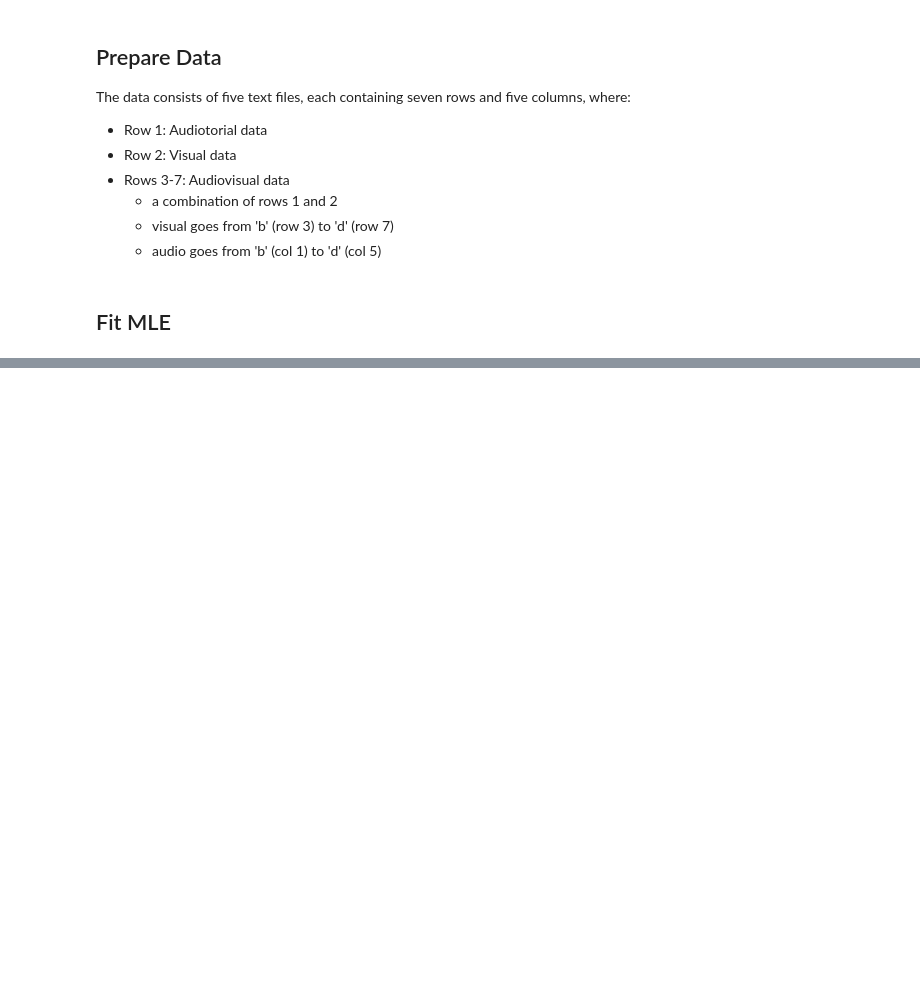
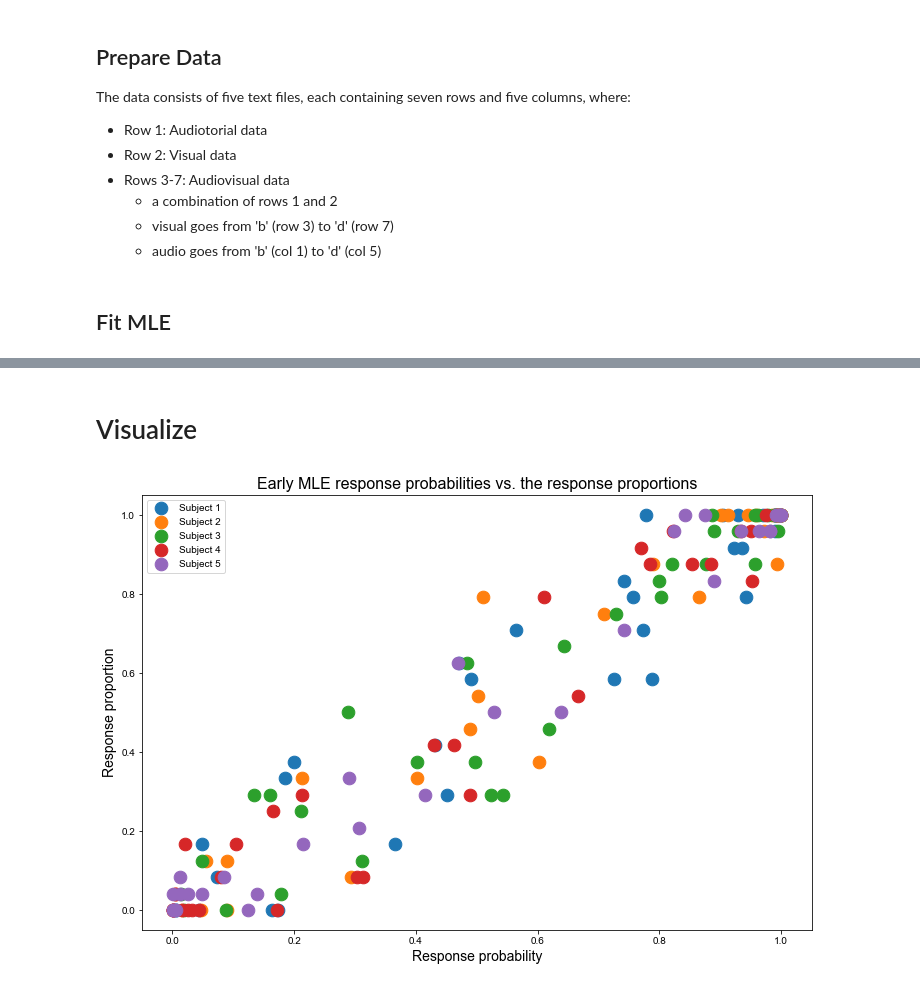
Before and after one commit to simonamtoft/bayesian-audiovisual-speech-perception, a Jupyter notebook: MLE.ipynb, the cells around one changed output, grey strips where cells are left out. Cells and saved outputs as stored; diff of their text form; code cells hidden in the pictures; blank space fills up the shorter version.

Commit message:
stuff

```diff
--- a/MLE.ipynb
+++ b/MLE.ipynb
@@ -103,0 +38,24 @@ mle_fit(data[0])
+# %%
+# Perform early MLE fit for each subject
+p_set = []
+params = []
+objective = []
+for i in range(N):
+    # initialize parameters
+    theta = np.ones(4)
+
+    # fit to subject data
+    obj, c_A, c_V, std_A, std_V = mle.fit(theta, data[i], n_samples)
+
+    #  compute probabilities
+    p_A, p_V, p_AV = mle.compute_probs(c_A, c_V, np.exp(std_A), np.exp(std_V))
+
+    # store results
+    p_set.append(np.vstack([p_A, p_V, p_AV]))
+    objective.append(np.round(obj, 2))
+    params.append([c_A, std_A, c_V, std_V])
+
+# print results
+print(f'Negative log-likelihoods:\n{to_table_body(np.array([objective]).T)}')
+print('\nParams')
+print(to_table_body(params))
@@ -103,0 +76,21 @@ mle_fit(data[0])
+# %% [markdown]
+# Visualize
+# %%
+# define stuff to plot
+x = p_set
+y = list(data/24)
+
+# plot FLMP response probabilities vs. response proportions
+fig = plt.figure(figsize=(12, 8))
+ax1 = fig.add_subplot(111)
+for idx in range(len(x)):
+    ax1.scatter(x[idx], y[idx], s=160, label=f'Subject {idx+1}')
+plt.legend(loc='upper left')
+plt.title("Early MLE response probabilities vs. the response proportions", fontsize=16)
+plt.xlabel('Response probability', fontsize=14)
+plt.ylabel('Response proportion', fontsize=14)
+sns.set_style("whitegrid")
+plt.savefig('./visualizations/mle_scatter.png', transparent=True)
+plt.show()
+# %% [output]
+[figure, added]
```
Also changed, not shown: parts of 7 cells of this notebook, 4 other files.
